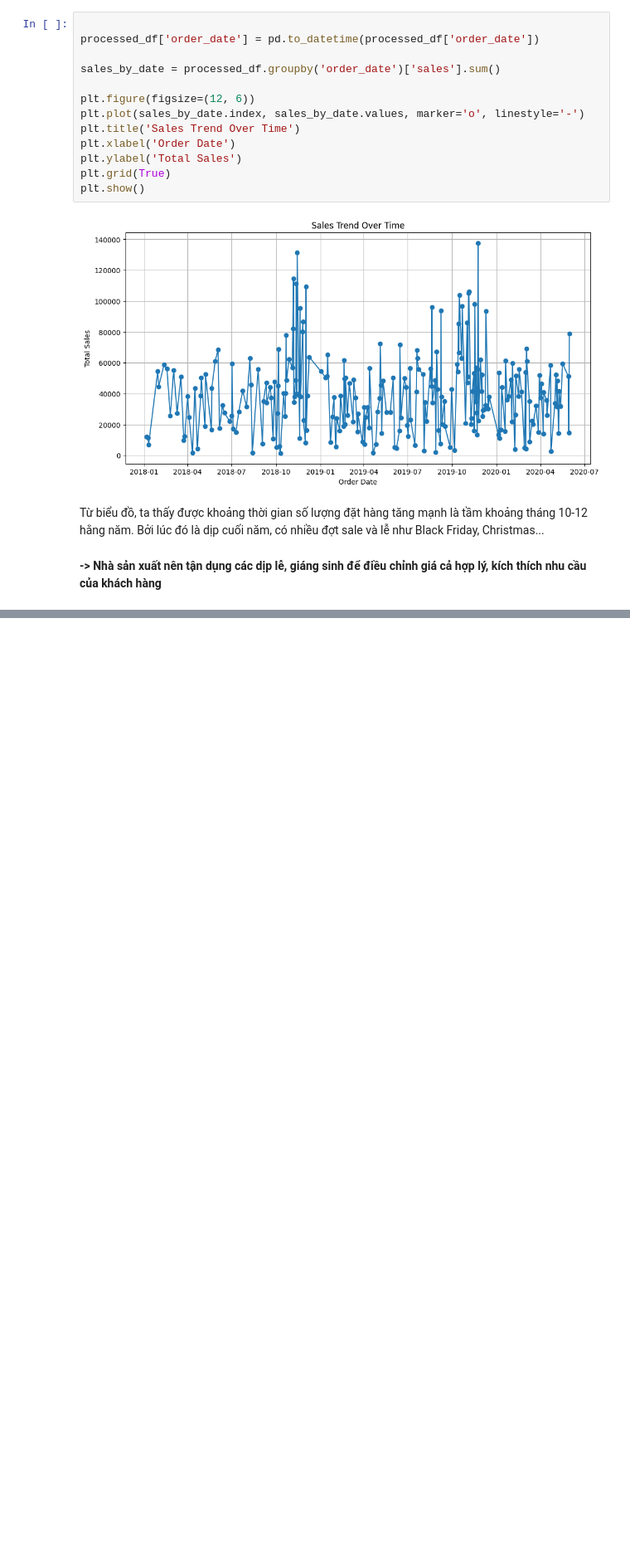
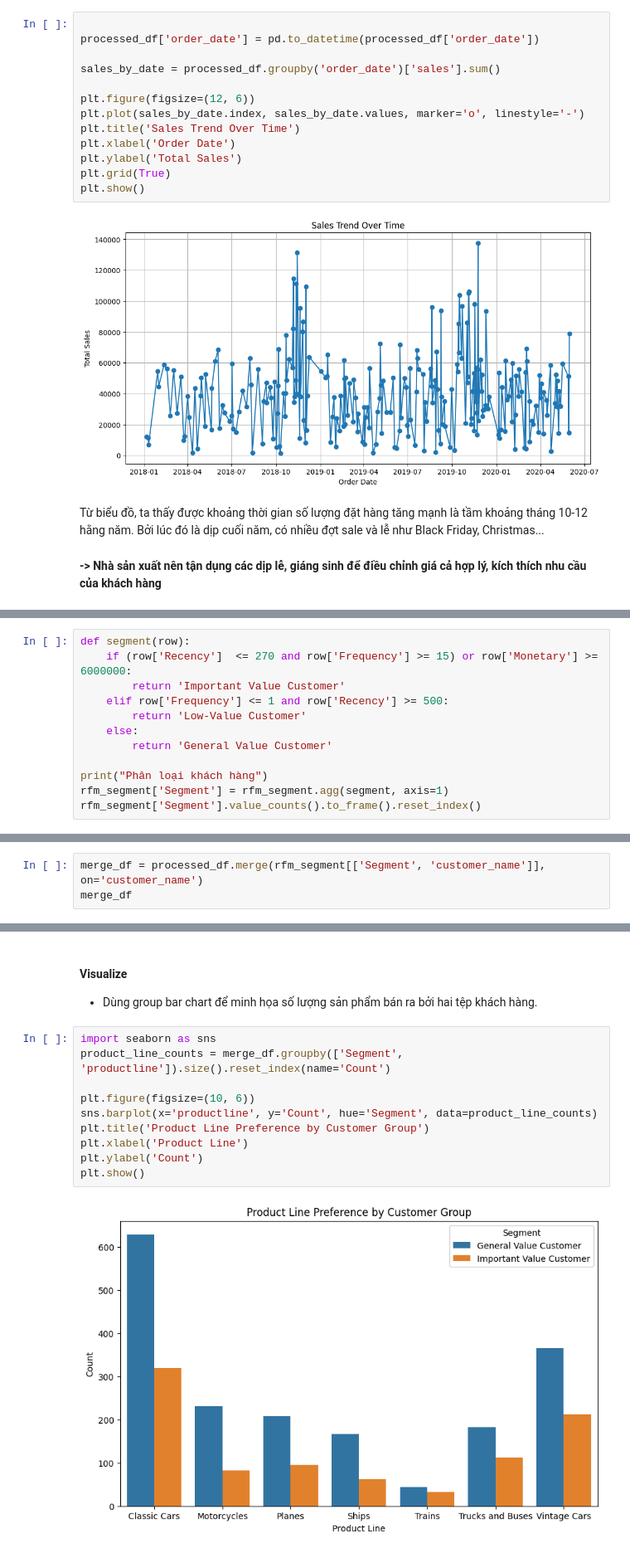
Before and after one commit to fabyanbui/Programming4DS_FinalProject, a Jupyter notebook: notebooks/3.2-eda.ipynb, the cells around one changed output, grey strips where cells are left out. Shown: that part at 83% size. Saved outputs shown, nothing was run; the diff lists cells and outputs as text; blank space fills up the shorter version.

```diff
--- a/notebooks/3.2-eda.ipynb
+++ b/notebooks/3.2-eda.ipynb
@@ -165,0 +184,12 @@ processed_df['customer_name'].nunique()
+# %%
+def segment(row):
+    if (row['Recency']  <= 270 and row['Frequency'] >= 15) or row['Monetary'] >= 6000000:
+        return 'Important Value Customer'
+    elif row['Frequency'] <= 1 and row['Recency'] >= 500:
+        return 'Low-Value Customer'
+    else:
+        return 'General Value Customer'
+
+print("Phân loại khách hàng")
+rfm_segment['Segment'] = rfm_segment.agg(segment, axis=1)
+rfm_segment['Segment'].value_counts().to_frame().reset_index()
@@ -165,0 +201,3 @@ processed_df['customer_name'].nunique()
+# %%
+merge_df = processed_df.merge(rfm_segment[['Segment', 'customer_name']], on='customer_name')
+merge_df
@@ -165,0 +218,15 @@ processed_df['customer_name'].nunique()
+# %% [markdown]
+#### Visualize
+- Dùng group bar chart để minh họa số lượng sản phẩm bán ra bởi hai tệp khách hàng.
+# %%
+import seaborn as sns
+product_line_counts = merge_df.groupby(['Segment', 'productline']).size().reset_index(name='Count')
+
+plt.figure(figsize=(10, 6))
+sns.barplot(x='productline', y='Count', hue='Segment', data=product_line_counts)
+plt.title('Product Line Preference by Customer Group')
+plt.xlabel('Product Line')
+plt.ylabel('Count')
+plt.show()
+# %% [output]
+[figure, added]
```
Also changed, not shown: parts of 25 cells of this notebook, 1 other file.
